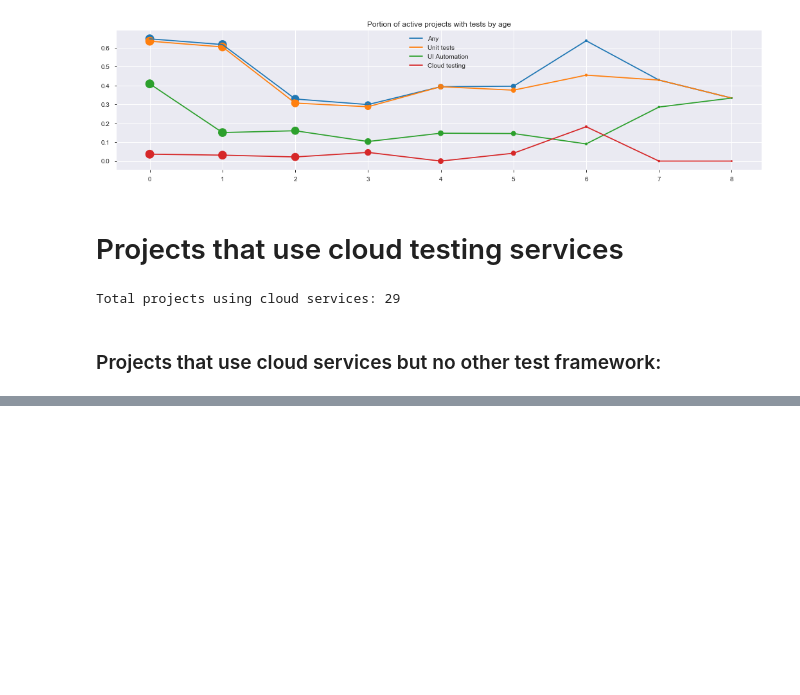
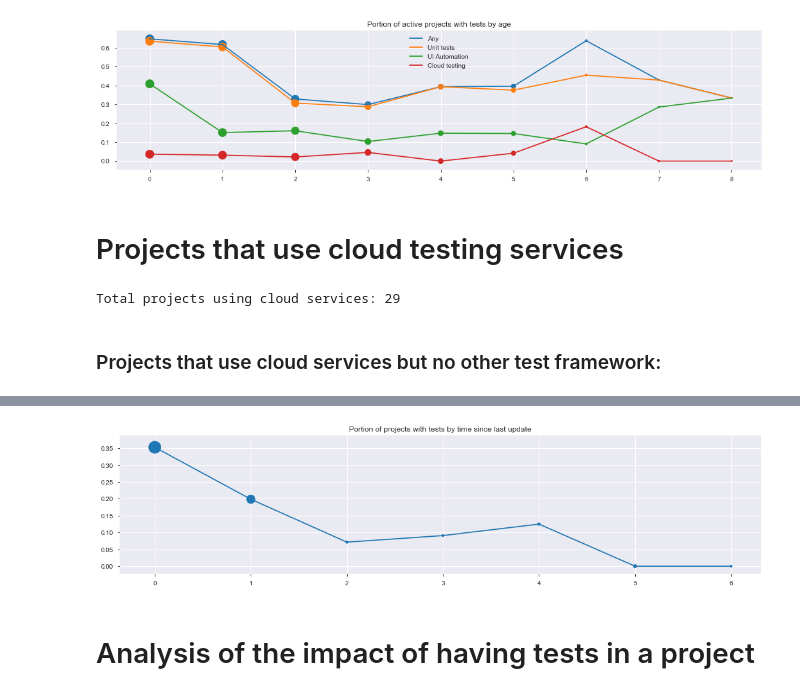
Before and after one commit to luiscruz/android_test_inspector, a Jupyter notebook: exploratory_analysis/1_ea.ipynb, the cells around one changed output, grey strips where cells are left out. Cells and saved outputs as stored; diff of their text form; code cells hidden in the pictures; blank space fills up the shorter version.

```diff
--- a/exploratory_analysis/1_ea.ipynb
+++ b/exploratory_analysis/1_ea.ipynb
@@ -231,0 +258,35 @@ Total Projects: 8
+# %%
+def tests_in_projects_by_time_of_update(df_projects, frameworks, label=None,
+                                          title="Portion of projects with tests by time since last update",
+                                          verbose=False):
+    portions = []
+    n_projects_with_tests_history = []
+    total_projects_history = []
+    age_max = df_projects['time_since_last_update_numeric'].max()+1
+    for age in range(age_max):
+        n_projects_with_tests = df_projects[df_projects['time_since_last_update_numeric']==age][frameworks].apply(any, axis=1).sum()
+        n_projects_with_tests_history.append(n_projects_with_tests)
+        total_projects = len(df_projects[df_projects['time_since_last_update_numeric']==age].index)
+        total_projects_history.append(total_projects)
+        if total_projects == 0:
+            portion = 0
+        else:
+            portion = n_projects_with_tests/total_projects
+        portions.append(portion)
+        if verbose:
+            print("Age {}:".format(age))
+            print("{} out of {} projects ({:.1%}).".format(n_projects_with_tests, total_projects, portion))
+
+    plt.plot(range(age_max), portions, label=label)
+    plt.scatter(range(age_max), portions, total_projects_history, marker='o', linewidth='1')
+    ax = plt.gca()
+    if label:
+        legend = ax.legend(loc='upper center', shadow=True)
+    if title:
+        plt.title(title)
+# %%
+tests_in_projects_by_time_of_update(df_old, unit_test_frameworks+ui_automation_frameworks+cloud_test_services)
+# %% [output]
+[figure, added]
+# %% [markdown]
+# Analysis of the impact of having tests in a project
```
Also changed, not shown: parts of 45 cells of this notebook, 1 other file.
